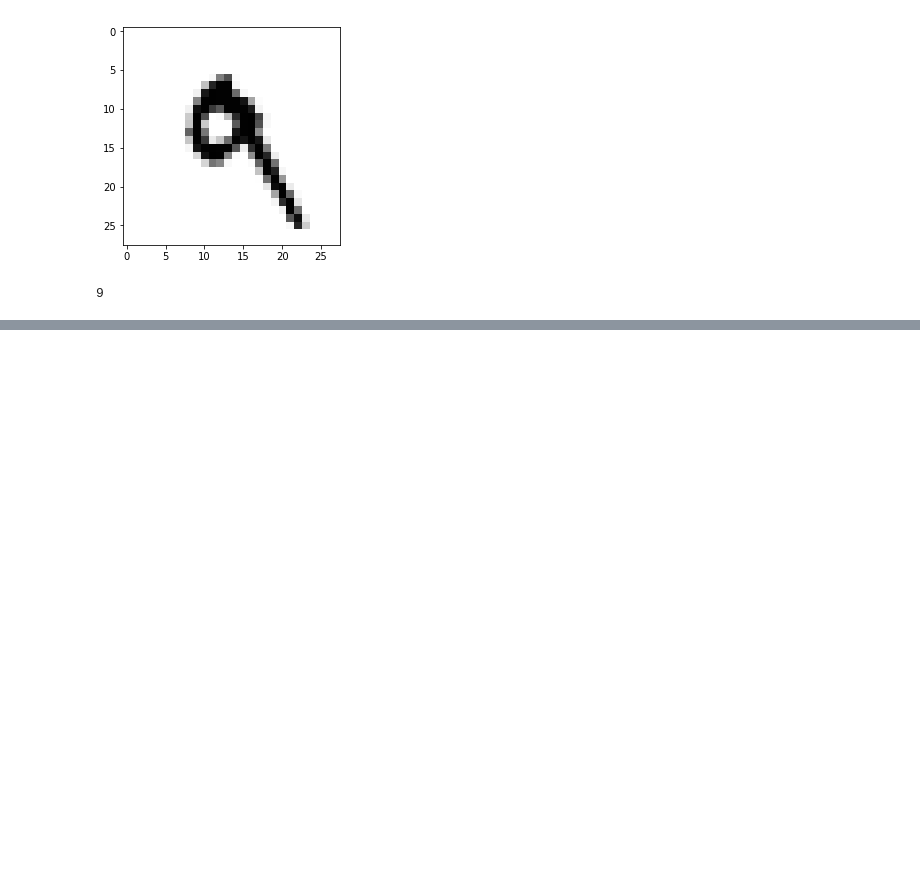
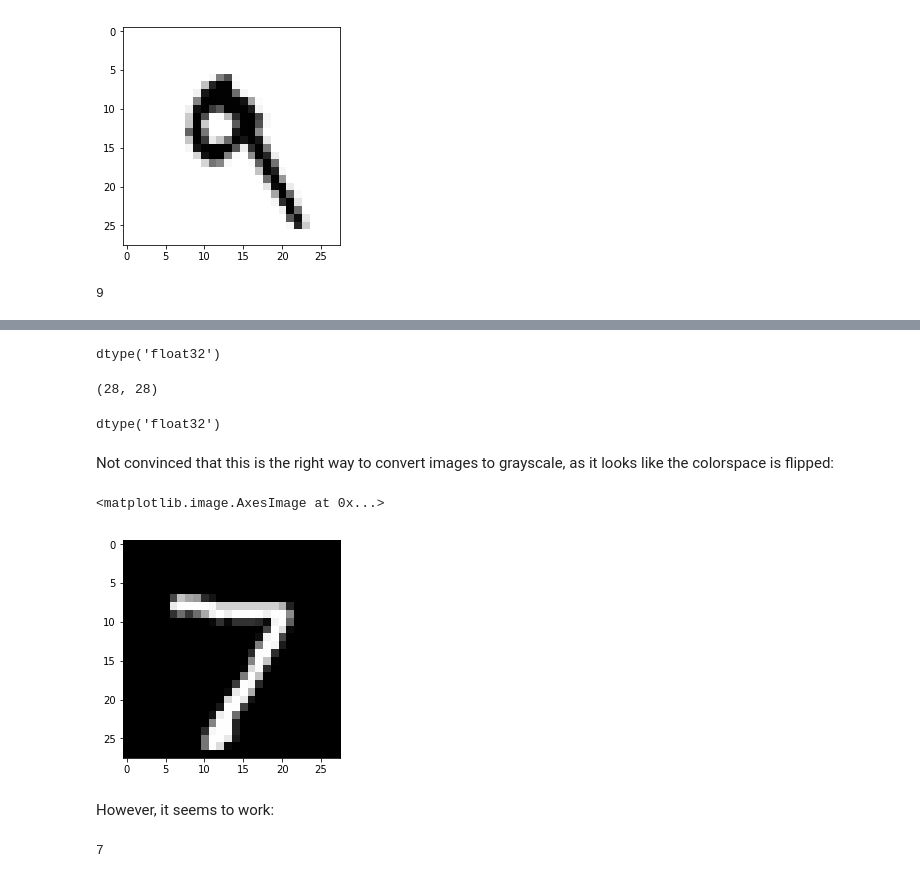
Before and after one commit to rgesteve/scratch, a Jupyter notebook: MNIST_GenData.ipynb, the cells around one changed output, grey strips where cells are left out. Saved outputs shown, nothing was run; the diff lists cells and outputs as text; code cells hidden in the pictures; blank space fills up the shorter version.

```diff
--- a/MNIST_GenData.ipynb
+++ b/MNIST_GenData.ipynb
@@ -190,0 +203,23 @@ int(np.argmax(np.array(r[0]).squeeze(), axis=0))
+# %%
+img.dtype
+# %% [output]
+dtype('float32')
+# %%
+imgarr = np.dot(img[...,:3], [0.299, 0.587, 0.114]).astype('float32')
+# %%
+imgarr.shape
+# %% [output]
+(28, 28)
+# %%
+imgarr.dtype
+# %% [output]
+dtype('float32')
+# %% [markdown]
+Not convinced that this is the right way to convert images to grayscale, as it looks like the colorspace is flipped:
+# %%
+plt.imshow(imgarr, cmap = 'Greys')
+# %% [output]
+<matplotlib.image.AxesImage at 0x...>
+[figure, added]
+# %% [markdown]
+However, it seems to work:
@@ -190,0 +228,4 @@ int(np.argmax(np.array(r[0]).squeeze(), axis=0))
+# %%
+int(np.argmax(np.array(r[0]).squeeze(), axis=0))
+# %% [output]
+7
```
Also changed, not shown: parts of 4 cells of this notebook.
